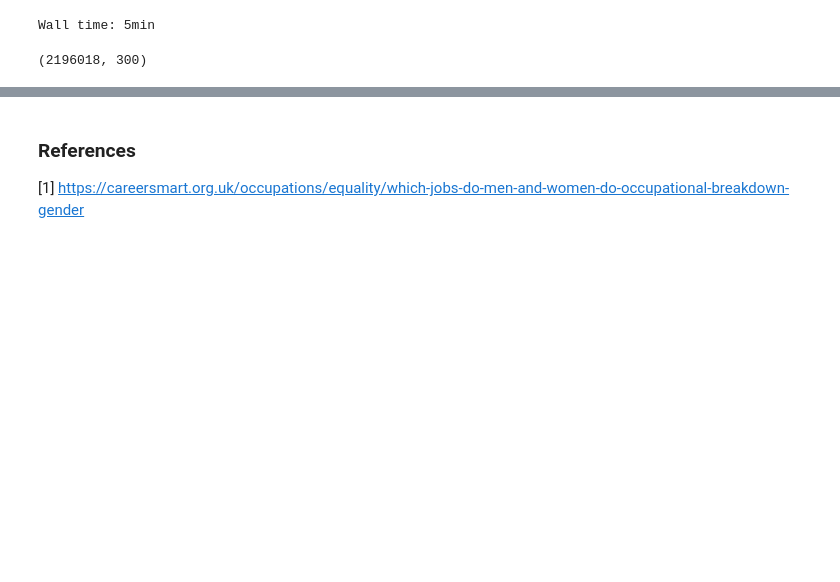
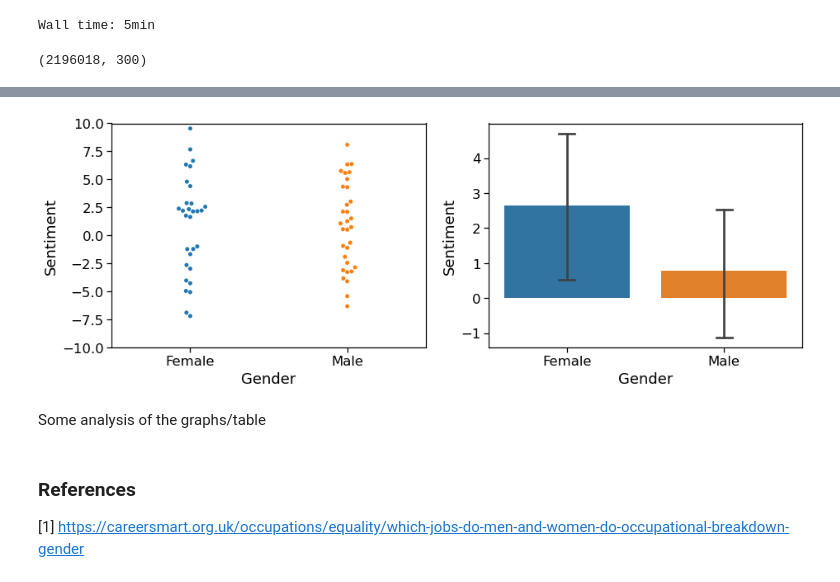
Before and after one commit to wisniemj/CS8321, a Jupyter notebook: Project 1.ipynb, the cells around one changed output, grey strips where cells are left out. Cells and saved outputs as stored; diff of their text form; code cells hidden in the pictures; blank space fills up the shorter version.

```diff
--- a/Project 1.ipynb
+++ b/Project 1.ipynb
@@ -92,0 +110,5 @@ labels = list(pos_vectors.index) + list(neg_vectors.index)
+# %%
+# create a linear classifier
+model = SGDClassifier(loss='log', random_state=0, max_iter=100)
+model.fit(train_vectors, train_targets)
+accuracy_score(model.predict(test_vectors), test_targets)
@@ -92,0 +156,14 @@ labels = list(pos_vectors.index) + list(neg_vectors.index)
+# %%
+import re
+TOKEN_RE = re.compile(r"\w.*?\b")
+# The regex above finds tokens that start with a word-like character (\w), and continues
+# matching characters (.+?) until the next word break (\b). It's a relatively simple
+# expression that manages to extract something very much like words from text.
+
+
+def text_to_sentiment(text):
+    # tokenize the input phrase
+    tokens = [token.casefold() for token in TOKEN_RE.findall(text)]
+    # send each token separately into the embedding, then the classifier
+    sentiments = words_to_sentiment(tokens)
+    return sentiments['sentiment'].mean() # return the mean for the classifier
@@ -92,0 +222,16 @@ labels = list(pos_vectors.index) + list(neg_vectors.index)
+# %%
+def term_sentiment_table():
+    frames = []
+    for gender, term_list in sorted(TERM_DICT.items()):
+        for term in term_list:
+            sentiments = text_to_sentiment(term)
+
+            frames.append([sentiments,term,gender])
+
+    # Put together the data we got from each ethnic group into one big table
+    return frames
+
+term_sentiments = term_sentiment_table()
+# %%
+term_df = pd.DataFrame(term_sentiments, columns = ["Sentiment","Term","Gender"])
+term_df
@@ -93,3 +252,14 @@ labels = list(pos_vectors.index) + list(neg_vectors.index)
+# %%
+matplotlib.pyplot.figure(figsize=(15,5))
+matplotlib.pyplot.subplot(121)
+plot = seaborn.swarmplot(x='Gender', y='Sentiment', data=term_df)
+plot.set_ylim([-10, 10])
+matplotlib.pyplot.subplot(122)
+plot = seaborn.barplot(x='Gender', y='Sentiment', data=term_df, capsize=.1)
+# %% [output]
+[figure, added]
+# %% [markdown]
+Some analysis of the graphs/table
 # %% [markdown]
 ### References
 [1] https://careersmart.org.uk/occupations/equality/which-jobs-do-men-and-women-do-occupational-breakdown-gender
```
Also changed, not shown: parts of 12 cells of this notebook.
